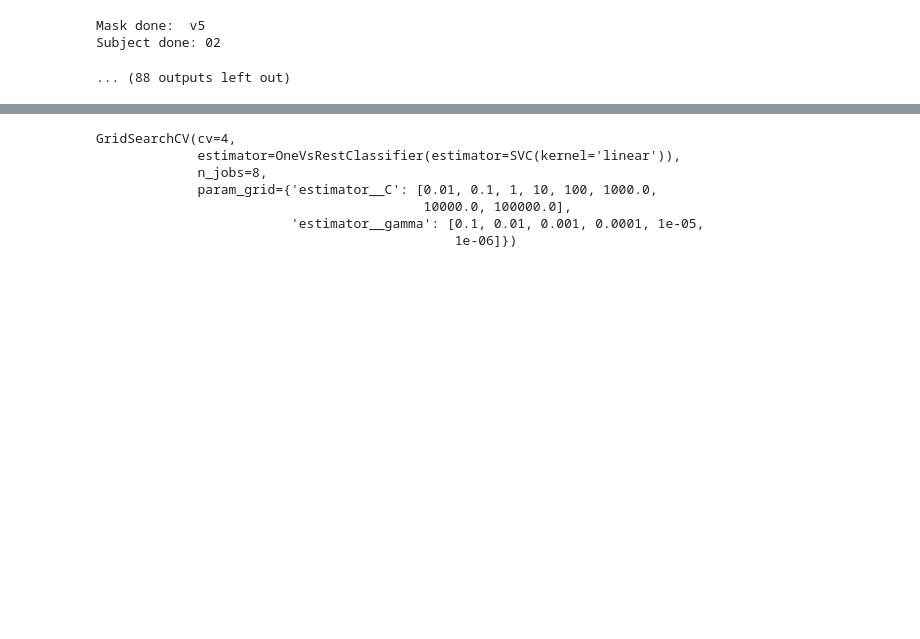
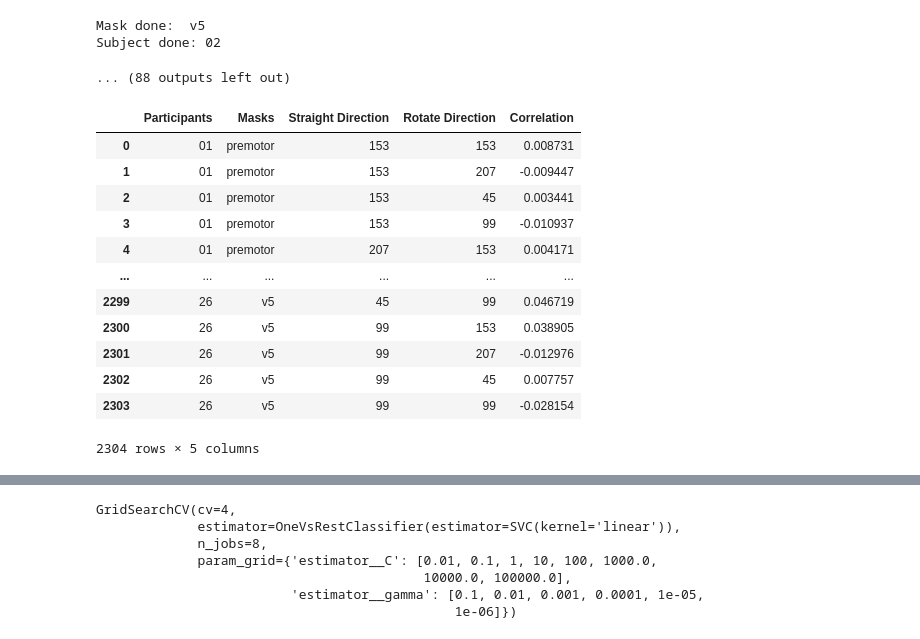
Before and after one commit to tejas-savalia/fmri_project, a Jupyter notebook: mvpa_classification.ipynb, the cells around one changed output, grey strips where cells are left out. Drawn from its saved outputs; the diff is of its cells as text; code cells hidden in the pictures; blank space fills up the shorter version.

```diff
--- a/mvpa_classification.ipynb
+++ b/mvpa_classification.ipynb
@@ -481,0 +433,16 @@ rot_weight_str_data_corr_df.to_csv('early_late_rot_weight_weight_corr_svm_prep_t
+# %%
+str_early_rot_late_corr_df
+# %% [output]
+|  | Participants | Masks | Straight Direction | Rotate Direction | Correlation |
+| 0 | 01 | premotor | 153 | 153 | 0.008731 |
+| 1 | 01 | premotor | 153 | 207 | -0.009447 |
+| 2 | 01 | premotor | 153 | 45 | 0.003441 |
+| 3 | 01 | premotor | 153 | 99 | -0.010937 |
+| 4 | 01 | premotor | 207 | 153 | 0.004171 |
+| ... | ... | ... | ... | ... | ... |
+| 2299 | 26 | v5 | 45 | 99 | 0.046719 |
+| 2300 | 26 | v5 | 99 | 153 | 0.038905 |
+| 2301 | 26 | v5 | 99 | 207 | -0.012976 |
+| 2302 | 26 | v5 | 99 | 45 | 0.007757 |
+| 2303 | 26 | v5 | 99 | 99 | -0.028154 |
+2304 rows × 5 columns
```
Also changed, not shown: parts of 9 cells of this notebook, 8 other files.
